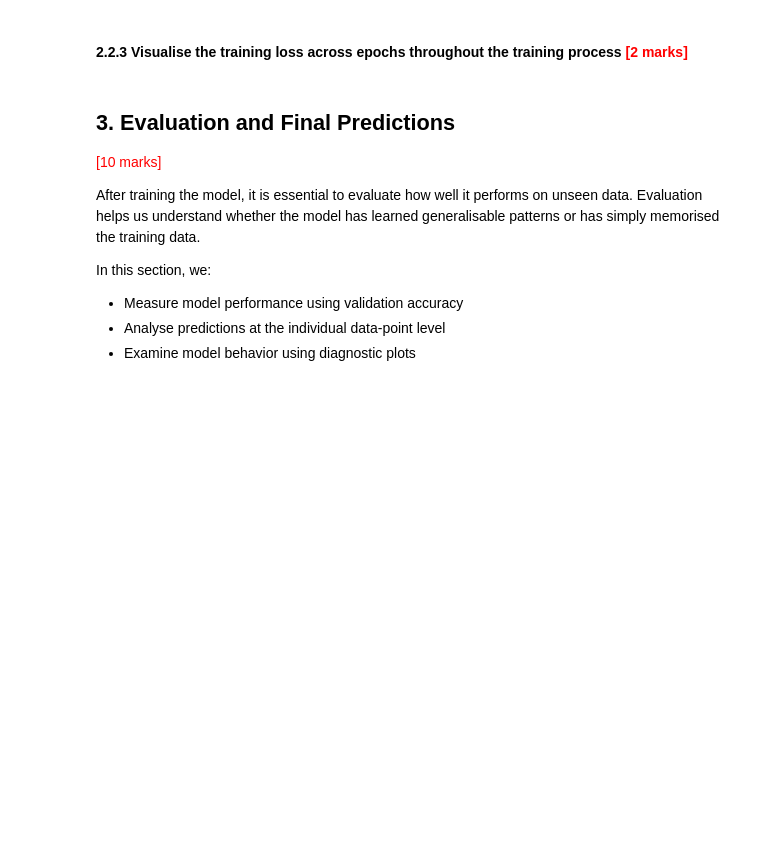
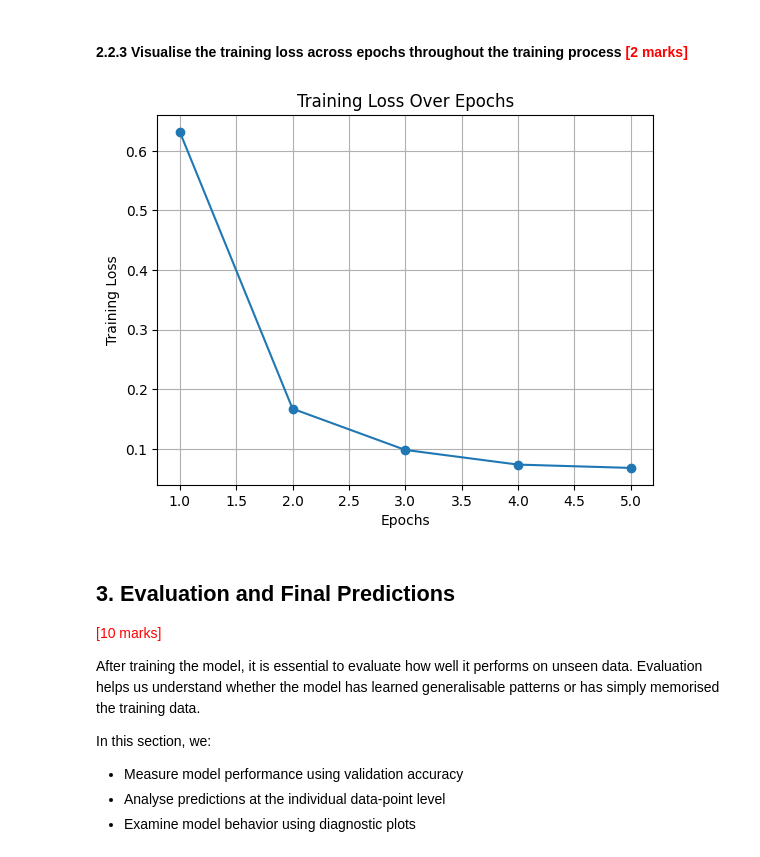
Before and after one commit to mithun6gowda/surface-defects, a Jupyter notebook: Transfer_Learning_Surface_Defect_Mithun_Gowda.ipynb, the cells around one changed output. Saved outputs shown, nothing was run; the diff lists cells and outputs as text; code cells hidden in the pictures; blank space fills up the shorter version.

Commit message:
model evaluation

```diff
--- a/Transfer_Learning_Surface_Defect_Mithun_Gowda.ipynb
+++ b/Transfer_Learning_Surface_Defect_Mithun_Gowda.ipynb
@@ -342,3 +438,37 @@ The training loop iterates over the dataset multiple times (epochs). For each ba
 - Updates the trainable parameters using backpropagation
 # %%
 # Model Training
+num_epochs = 5
+train_losses = []
+
+for epoch in range(num_epochs):
+    model.train()   # Set model to training mode
+    running_loss = 0.0
+
+    for images, labels in train_loader:
+        # Move data to device
+        images = images.to(device)
+        labels = labels.to(device)
+
+        # Zero gradients
+        optimizer.zero_grad()
+
+        # Forward pass
+        outputs = model(images)
+
+        # Compute loss
+        loss = criterion(outputs, labels)
+
+        # Backward pass
+        loss.backward()
+
+        # Update weights
+        optimizer.step()
+
+        # Accumulate loss
+        running_loss += loss.item()
+
+    epoch_loss = running_loss / len(train_loader)
+    train_losses.append(epoch_loss)
+
+    print(f"Epoch [{epoch+1}/{num_epochs}], Loss: {epoch_loss:.4f}")
@@ -346,6 +482,16 @@ The training loop iterates over the dataset multiple times (epochs). For each ba
 #### **2.2.3** Visualise the training loss across epochs throughout the training process <font color=red>[2 marks]</font>
 # %%
 # Training Loss Visualisation
+
+plt.figure()
+plt.plot(range(1, len(train_losses) + 1), train_losses, marker='o')
+plt.xlabel("Epochs")
+plt.ylabel("Training Loss")
+plt.title("Training Loss Over Epochs")
+plt.grid(True)
+plt.show()
+# %% [output]
+[figure, added]
 # %% [markdown]
 ## 3. Evaluation and Final Predictions
 
```
Also changed, not shown: parts of 6 cells of this notebook.
